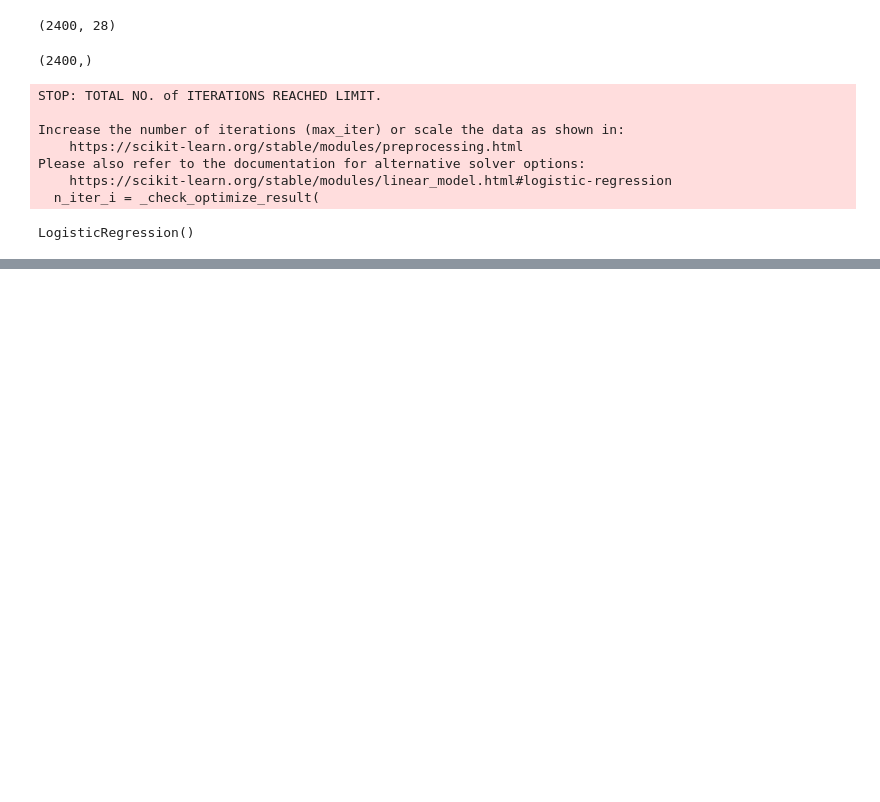
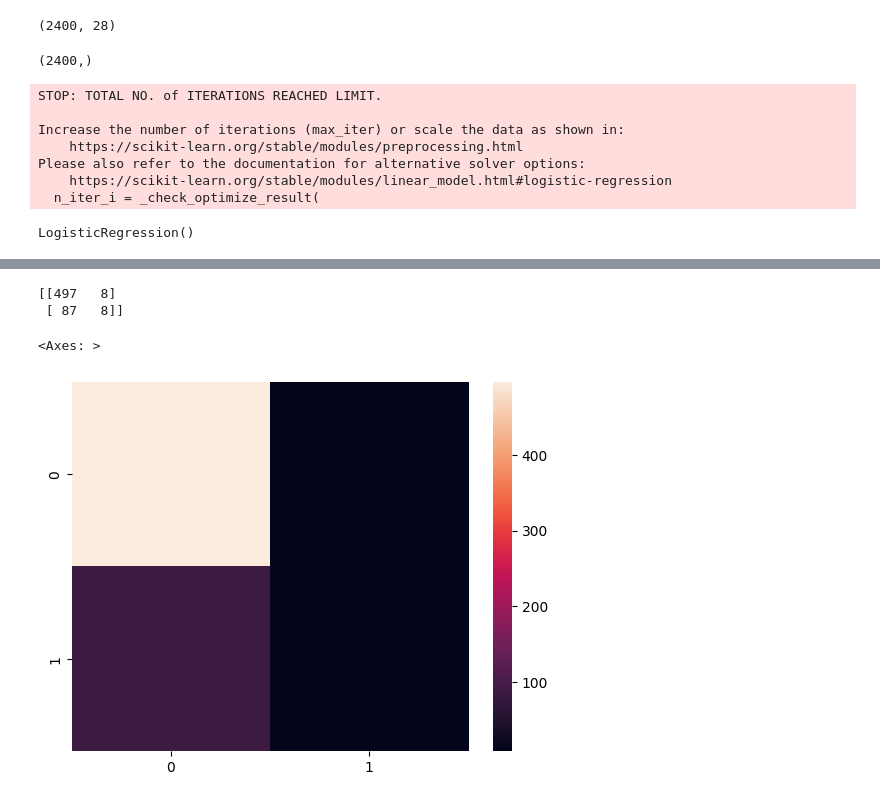
Before and after one commit to fahadrajput99/EDA-Using-Pandas, a Jupyter notebook: cerdit_scoring.ipynb, the cells around one changed output, grey strips where cells are left out. Drawn from its saved outputs; the diff is of its cells as text; code cells hidden in the pictures; blank space fills up the shorter version.

```diff
--- a/cerdit_scoring.ipynb
+++ b/cerdit_scoring.ipynb
@@ -169,2 +174,2 @@ model.score(X_test , y_test)
 # %%
-model.predict(X_test)
+y_pred = model.predict(X_test)
@@ -203 +190,15 @@ y_test
 Name: TARGET, Length: 600, dtype: int64
+# %%
+from sklearn.metrics import confusion_matrix
+cm=confusion_matrix
+matrix=cm(y_test , y_pred)
+print(matrix)
+# %% [output]
+[[497   8]
+ [ 87   8]]
+# %%
+import seaborn as sns
+sns.heatmap(matrix)
+# %% [output]
+<Axes: >
+[figure, added]
```
Also changed, not shown: parts of 9 cells of this notebook.
